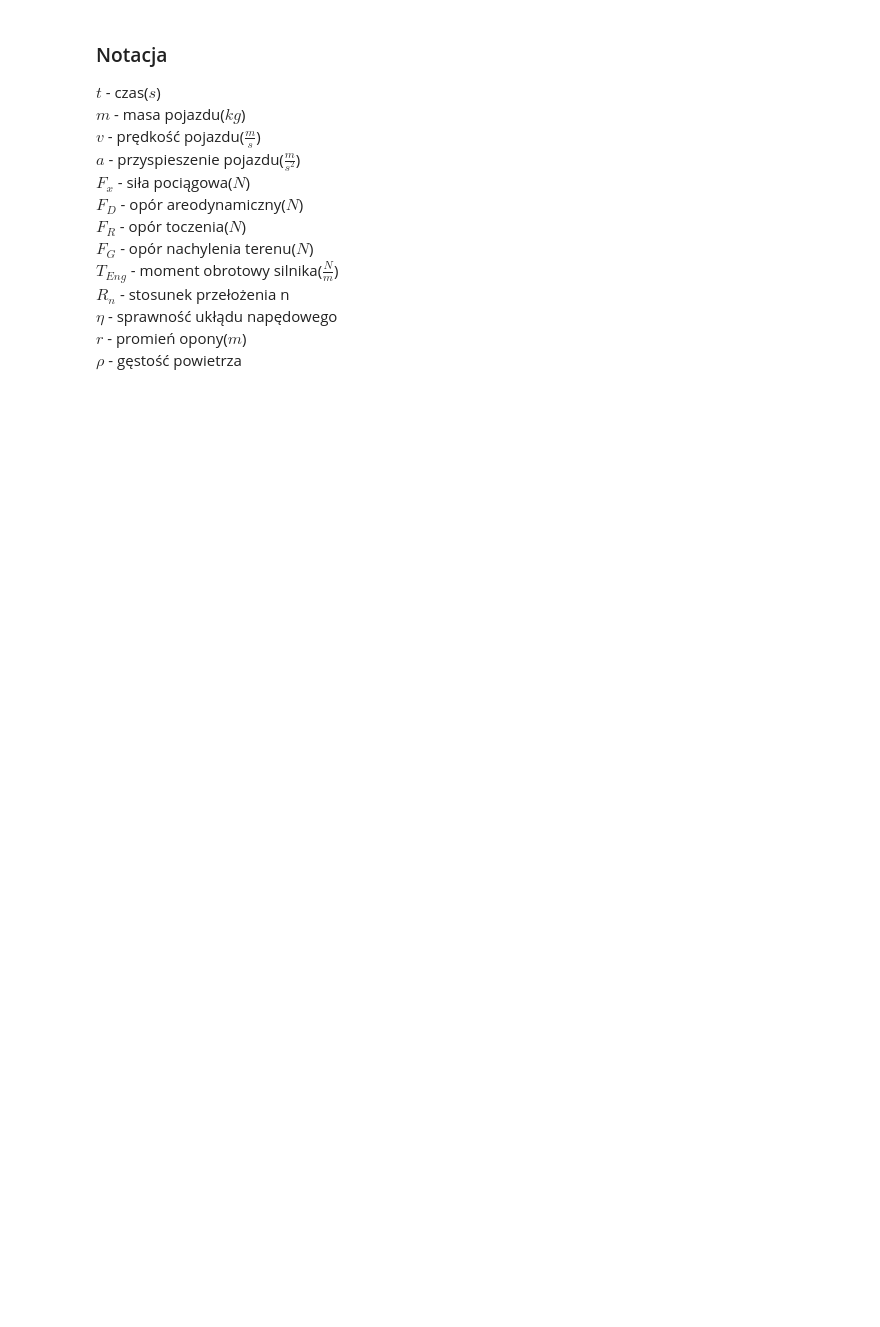
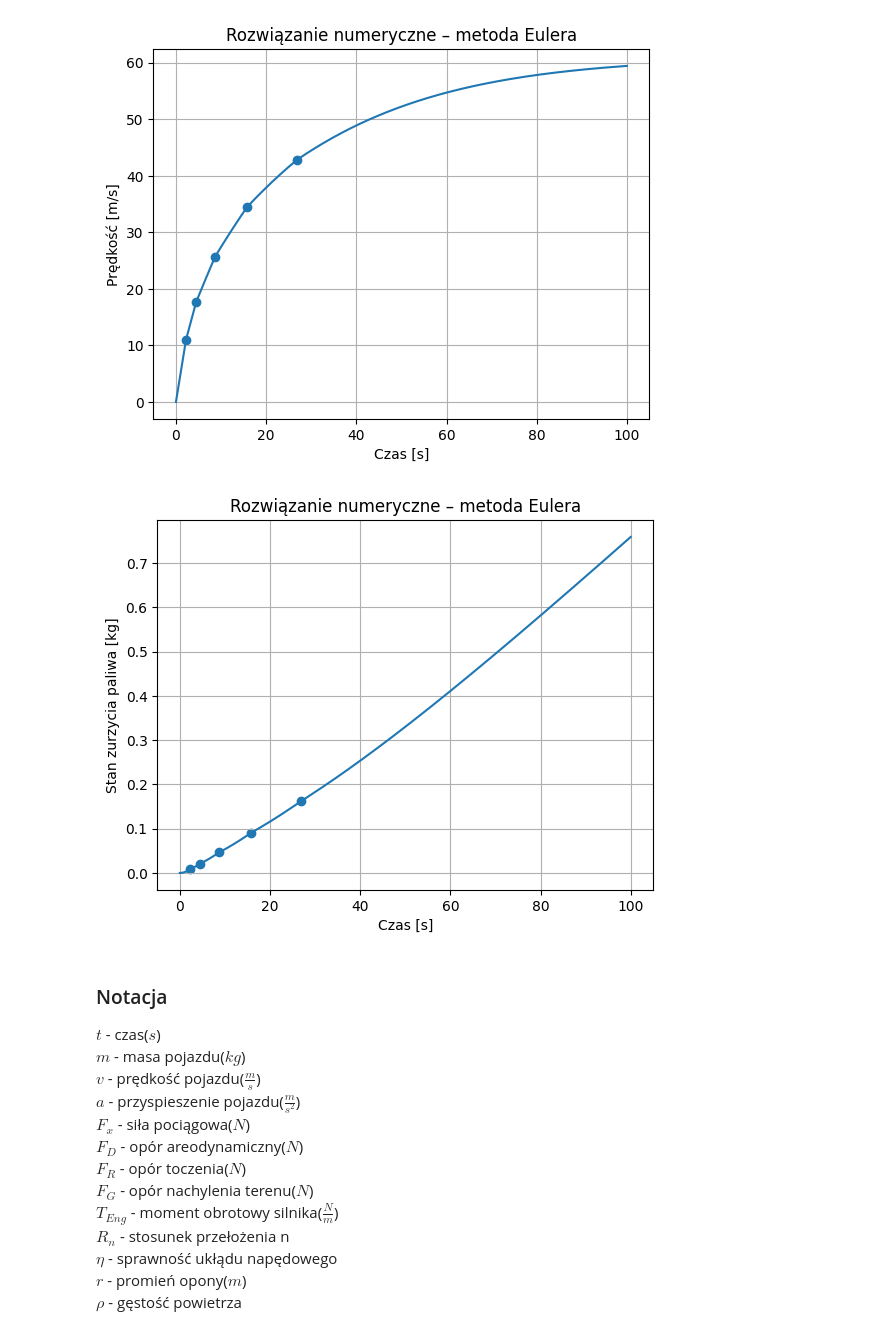
Before and after one commit to PiotrNicewicz/Projekt-rowniania-rozniczkowe, a Jupyter notebook: projekt/car_optimalization.ipynb, the cells around one changed output. Drawn from its saved outputs; the diff is of its cells as text; code cells hidden in the pictures; blank space fills up the shorter version.

Commit message:
funkcja eulera

```diff
--- a/projekt/car_optimalization.ipynb
+++ b/projekt/car_optimalization.ipynb
@@ -59,3 +63,75 @@ $$F_{G} = mg\sin(\theta)$$
+# %%
+import numpy as np
+import matplotlib.pyplot as plt
+
+# --- Parametry ---
+m = 1500.0          # masa [kg]
+T_Eng = 195.0       # moment silnika [Nm]
+R = [13.0, 8.0, 5.5, 4.1, 3.3, 3.0]      # przełożenie
+eta = 0.9           # sprawność [-]
+r = 0.3             # promień koła [m]
+
+rho = 1.225         # gęstość powietrza [kg/m^3]
+c_W = 0.32          # współczynnik oporu
+S = 2.2             # powierzchnia czołowa [m^2]
+
+mu = 0.01          # współczynnik oporu toczenia
+g = 9.81            # przyspieszenie ziemskie [m/s^2]
+theta = 0.0         # kąt nachylenia drogi [rad]
+
+# --- Parametry symulacji ---
+dt = 0.01           # krok czasowy [s]
+t_max = 100.0        # czas symulacji [s]
+
+# --- Warunki początkowe ---
+v0 = 0.0            # prędkość początkowa [m/s]
+
+# --- Wektory czasu i prędkości ---
+t = np.arange(0, t_max, dt)
+v = np.zeros(len(t))
+v[0] = v0
+fuel = np.zeros(len(t))
+fuel[0] = 0
+H_u= 43*10**6
+eta1 = 0.3
+omega_max = 4500 * 2 * np.pi / 60
+n = 0
+list_v = []
+list_t = []
+list_f = []
+for i in range(len(t) - 1):
+
+    omega = (v[i] * R[n]) / r
+    if omega > omega_max and n < len(R) - 1:
+        list_t.append(t[i])
+        list_v.append(v[i])
+        list_f.append(fuel[i])
+        n+=1
+        omega = (v[i] * R[n]) / r
+    dvdt = (1/m) * ((T_Eng * R[n] * eta) / r - 0.5 * rho * c_W * S * v[i]**2 - mu * m * g * np.cos(theta) - m * g * np.sin(theta))
+    v[i + 1] = v[i] + dvdt * dt
+    dpdt = (T_Eng) / (eta1 * H_u) * omega
+    fuel[i + 1] = fuel[i] + dpdt * dt
+
+# --- Wykres ---
+plt.plot(t, v)
+plt.scatter(list_t,list_v)
+plt.xlabel("Czas [s]")
+plt.ylabel("Prędkość [m/s]")
+plt.title("Rozwiązanie numeryczne – metoda Eulera")
+plt.grid()
+plt.show()
+
+plt.plot(t, fuel)
+plt.scatter(list_t,list_f)
+plt.xlabel("Czas [s]")
+plt.ylabel("Stan zurzycia paliwa [kg]")
+plt.title("Rozwiązanie numeryczne – metoda Eulera")
+plt.grid()
+plt.show()
+# %% [output]
+[figure, added]
+[figure, added]
 # %% [markdown]
 ### Notacja <div id="def"></div>
 $t$ - czas($s$)
```
Also changed, not shown: parts of 1 cell of this notebook.
